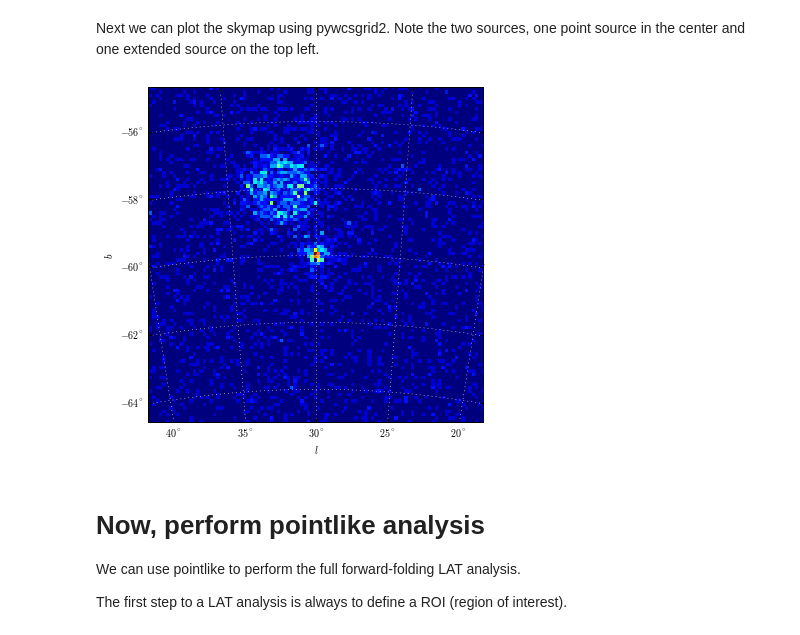
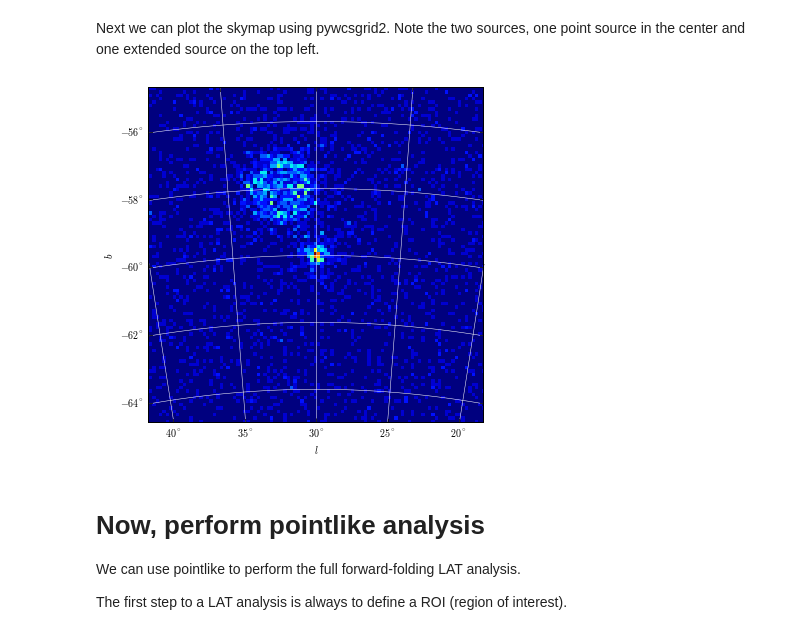
Before and after one commit to joshualande/PhD-Work, a Jupyter notebook: ipython/05-05-2013 - pointlike for maximum-likelihood analysis of LAT data.ipynb, the cells around one changed output. Cells and saved outputs as stored; diff of their text form; code cells hidden in the pictures.

```diff
--- a/ipython/05-05-2013 - pointlike for maximum-likelihood analysis of LAT data.ipynb
+++ b/ipython/05-05-2013 - pointlike for maximum-likelihood analysis of LAT data.ipynb
@@ -173,15 +194,15 @@ Next we can plot the skymap using pywcsgrid2. Note the two sources, one point so
 # %%
 import pyfits
 f=pyfits.open(cmap)
 
 import pylab as P
 import pywcsgrid2
 P.figure(None,(6,6))
 pywcsgrid2.subplot(111, header=f[0].header)
 plt.imshow(f[0].data, origin="lower", interpolation='nearest')
-grid(color='white')
+grid(color='white', linestyle='-')
 # %% [output]
-[figure, old version]
+[figure, new version]
 # %% [markdown]
 # Now, perform pointlike analysis
 
```
Also changed, not shown: parts of 40 cells of this notebook, 5 other files.
